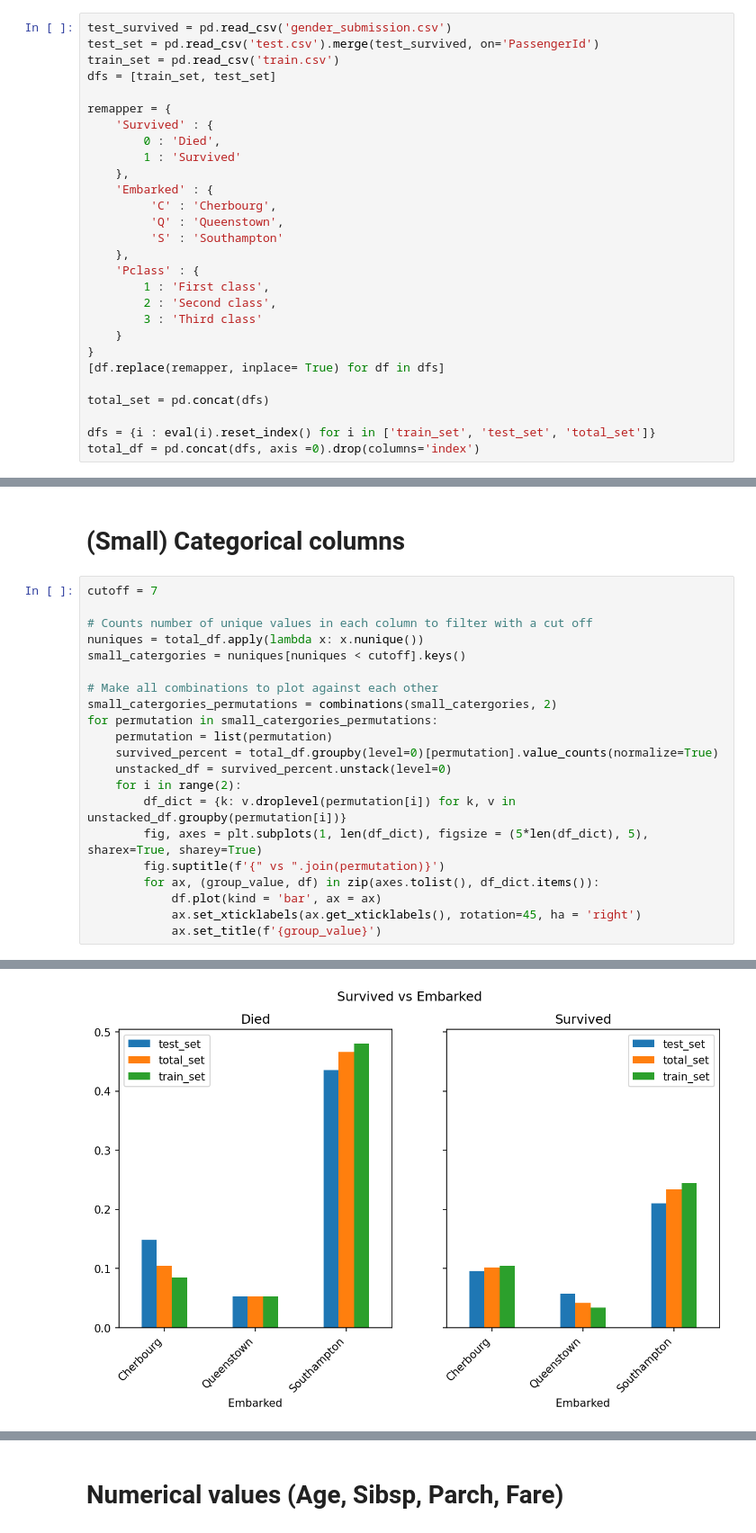
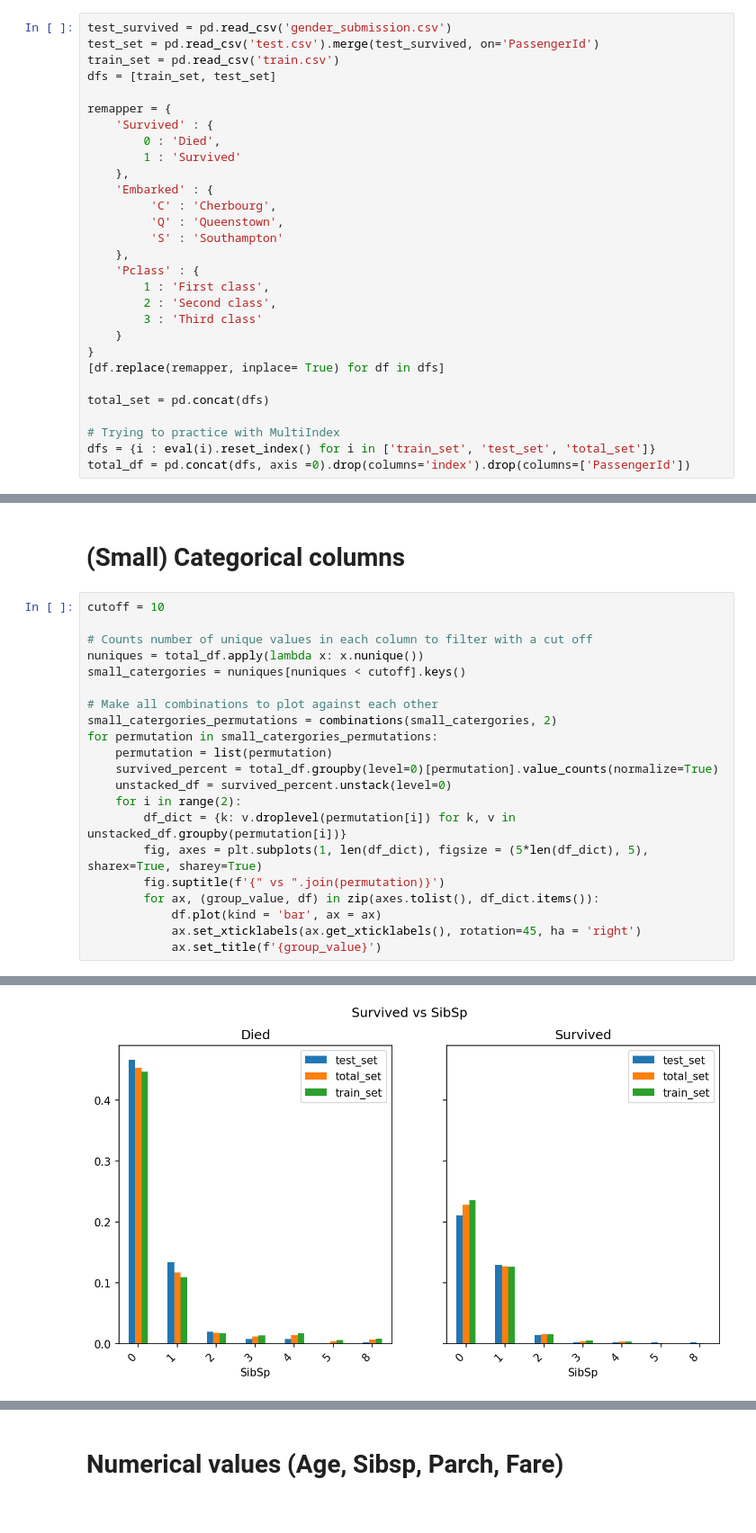
Before and after one commit to Pietje123/kaggle, a Jupyter notebook: titanic/notebook.ipynb, the cells around one changed output, grey strips where cells are left out. Shown at 90% size. Saved outputs shown, nothing was run; the diff lists cells and outputs as text.

```diff
--- a/titanic/notebook.ipynb
+++ b/titanic/notebook.ipynb
@@ -36,8 +37,9 @@ remapper = {
 
 total_set = pd.concat(dfs)
 
+# Trying to practice with MultiIndex
 dfs = {i : eval(i).reset_index() for i in ['train_set', 'test_set', 'total_set']}
-total_df = pd.concat(dfs, axis =0).drop(columns='index')
+total_df = pd.concat(dfs, axis =0).drop(columns='index').drop(columns=['PassengerId'])
 # %% [markdown]
 # Meaning of columns:
 
@@ -56,29 +58,29 @@ total_df = pd.concat(dfs, axis =0).drop(columns='index')
 # %% [markdown]
 # (Small) Categorical columns
 # %%
-cutoff = 7
+cutoff = 10
 
 # Counts number of unique values in each column to filter with a cut off
 nuniques = total_df.apply(lambda x: x.nunique())
 small_catergories = nuniques[nuniques < cutoff].keys()
 
 # Make all combinations to plot against each other
 small_catergories_permutations = combinations(small_catergories, 2)
 for permutation in small_catergories_permutations:
     permutation = list(permutation)
     survived_percent = total_df.groupby(level=0)[permutation].value_counts(normalize=True)
     unstacked_df = survived_percent.unstack(level=0)
     for i in range(2):
         df_dict = {k: v.droplevel(permutation[i]) for k, v in unstacked_df.groupby(permutation[i])}
         fig, axes = plt.subplots(1, len(df_dict), figsize = (5*len(df_dict), 5), sharex=True, sharey=True)
         fig.suptitle(f'{" vs ".join(permutation)}')
         for ax, (group_value, df) in zip(axes.tolist(), df_dict.items()):
             df.plot(kind = 'bar', ax = ax)
             ax.set_xticklabels(ax.get_xticklabels(), rotation=45, ha = 'right')
             ax.set_title(f'{group_value}')
 # %% [output]
 [figure]
 [figure]
 [figure]
 [figure]
-[figure, old version]
+[figure, new version]
```
Also changed, not shown: parts of 9 cells of this notebook.
